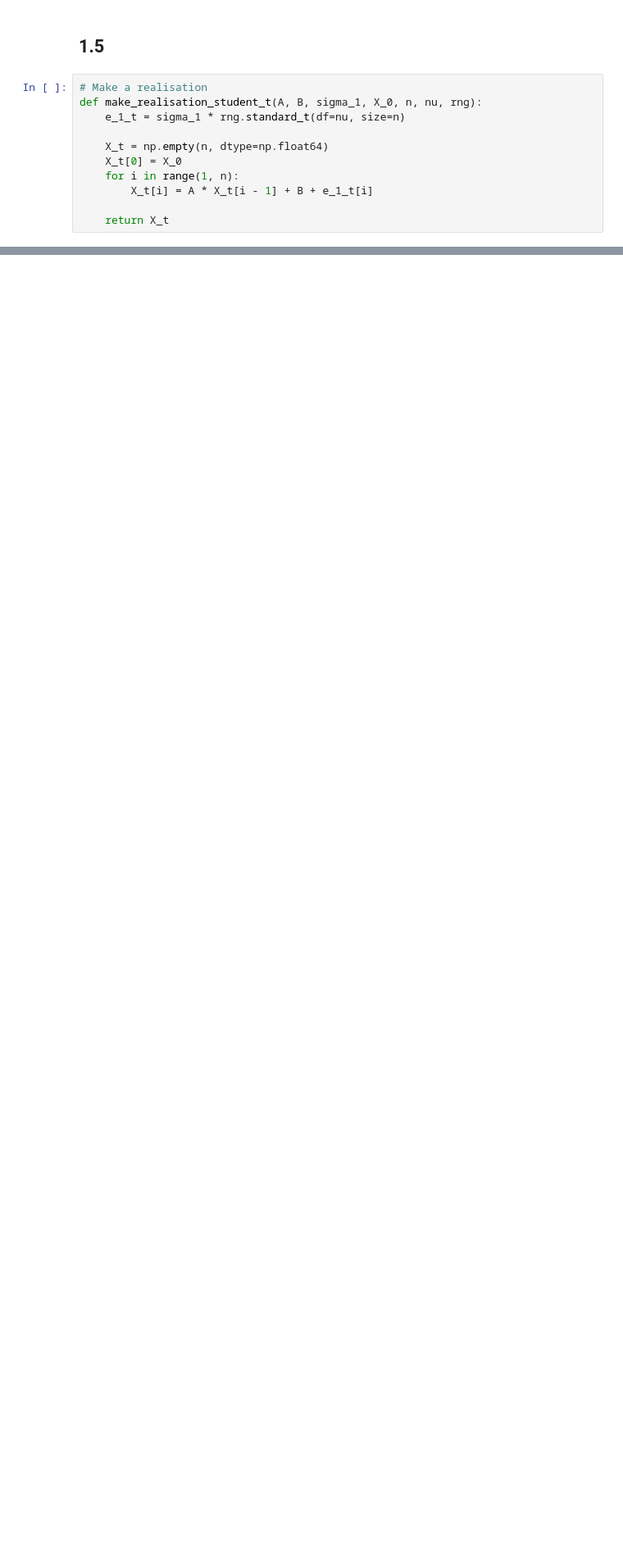
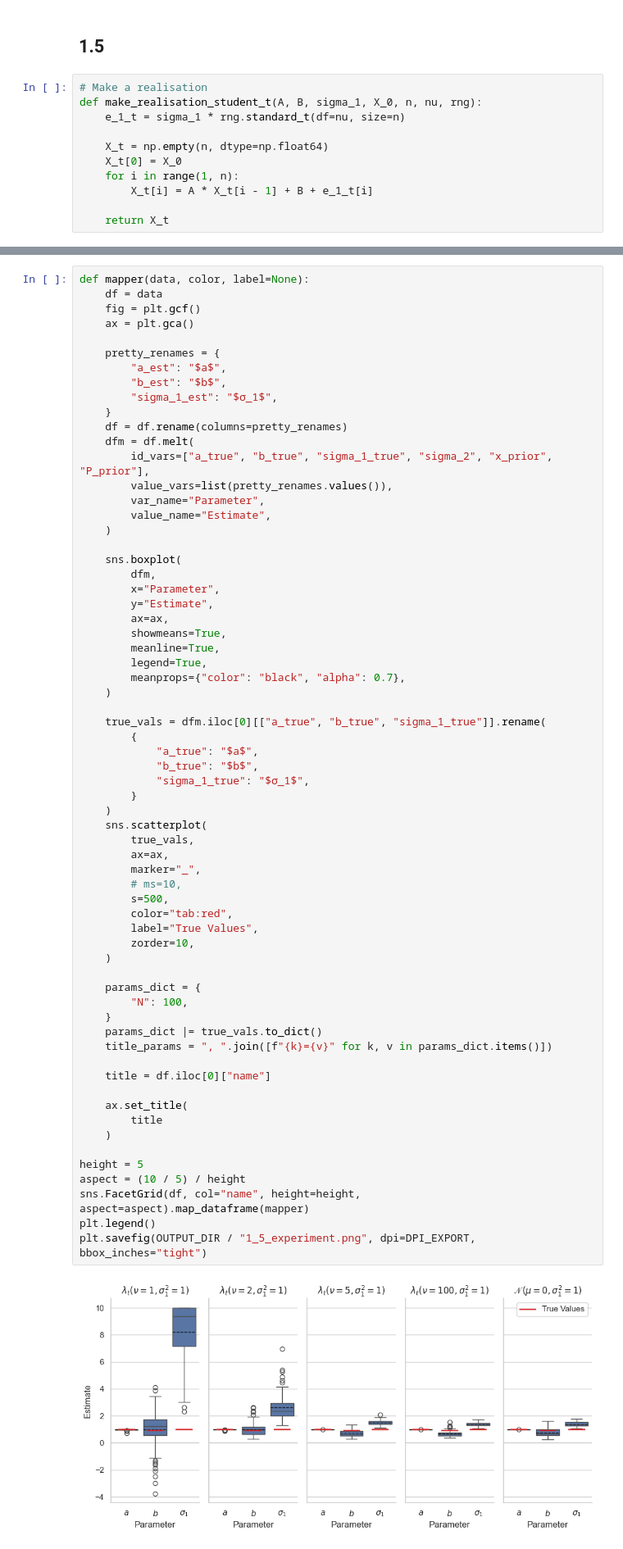
Before and after one commit to JeppeKlitgaard/DTU-02613-TimeSeries, a Jupyter notebook: Assignment4/JK_1.ipynb, the cells around one changed output, grey strips where cells are left out. Shown: that part at 82% size. Drawn from its saved outputs; the diff is of its cells as text; blank space fills up the shorter version.

```diff
--- a/Assignment4/JK_1.ipynb
+++ b/Assignment4/JK_1.ipynb
@@ -493,0 +507,67 @@ plt.savefig(
+# %%
+def mapper(data, color, label=None):
+    df = data
+    fig = plt.gcf()
+    ax = plt.gca()
+
+    pretty_renames = {
+        "a_est": "$a$",
+        "b_est": "$b$",
+        "sigma_1_est": "$σ_1$",
+    }
+    df = df.rename(columns=pretty_renames)
+    dfm = df.melt(
+        id_vars=["a_true", "b_true", "sigma_1_true", "sigma_2", "x_prior", "P_prior"],
+        value_vars=list(pretty_renames.values()),
+        var_name="Parameter",
+        value_name="Estimate",
+    )
+
+    sns.boxplot(
+        dfm,
+        x="Parameter",
+        y="Estimate",
+        ax=ax,
+        showmeans=True,
+        meanline=True,
+        legend=True,
+        meanprops={"color": "black", "alpha": 0.7},
+    )
+
+    true_vals = dfm.iloc[0][["a_true", "b_true", "sigma_1_true"]].rename(
+        {
+            "a_true": "$a$",
+            "b_true": "$b$",
+            "sigma_1_true": "$σ_1$",
+        }
+    )
+    sns.scatterplot(
+        true_vals,
+        ax=ax,
+        marker="_",
+        # ms=10,
+        s=500,
+        color="tab:red",
+        label="True Values",
+        zorder=10,
+    )
+
+    params_dict = {
+        "N": 100,
+    }
+    params_dict |= true_vals.to_dict()
+    title_params = ", ".join([f"{k}={v}" for k, v in params_dict.items()])
+
+    title = df.iloc[0]["name"]
+
+    ax.set_title(
+        title
+    )
+
+height = 5
+aspect = (10 / 5) / height
+sns.FacetGrid(df, col="name", height=height, aspect=aspect).map_dataframe(mapper)
+plt.legend()
+plt.savefig(OUTPUT_DIR / "1_5_experiment.png", dpi=DPI_EXPORT, bbox_inches="tight")
+# %% [output]
+[figure, added]
```
Also changed, not shown: parts of 15 cells of this notebook, 17 other files.
